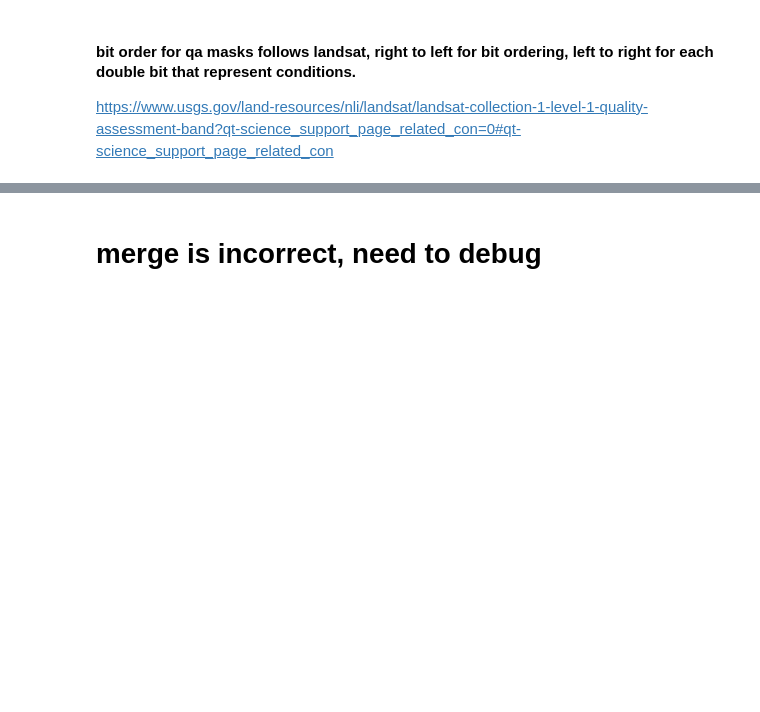
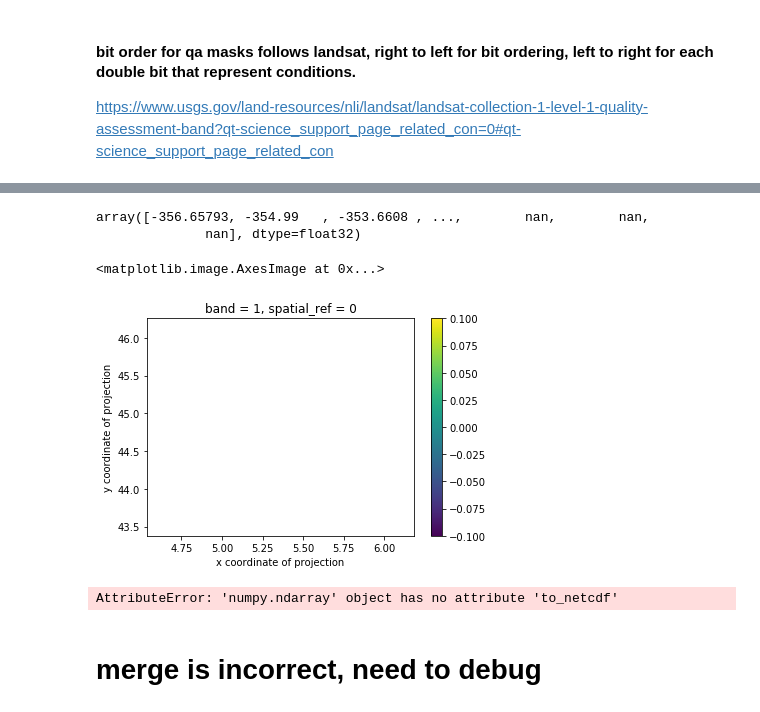
Before and after one commit to ecohydro/rhone-ecostress, a Jupyter notebook: notebooks/ECOSTRESS_Stacking.ipynb, the cells around one changed output, grey strips where cells are left out. Saved outputs shown, nothing was run; the diff lists cells and outputs as text; code cells hidden in the pictures; blank space fills up the shorter version.

Commit message:
t series correlation erroring but close

```diff
--- a/notebooks/ECOSTRESS_Stacking.ipynb
+++ b/notebooks/ECOSTRESS_Stacking.ipynb
@@ -361,0 +257,23 @@ Attributes: (0)
+# %%
+et_vpd_rhone = et_vpd_rhone.chunk({'time': -1, "y":500, "x":500}) # time axis needs to be one chunk for correlation
+# %%
+def pearson_correlation_gufunc(x, y):
+    return covariance_gufunc(x, y) / (x.std(axis=-1) * y.std(axis=-1))
+
+def covariance_gufunc(x, y):
+    return ((x - x.mean(axis=0, keepdims=False))
+            * (y - y.mean(axis=0, keepdims=False))).mean(axis=-1)
+
+def pearson_correlation(x, y, dim):
+    return xa.apply_ufunc(
+        pearson_correlation_gufunc, x, y,
+        input_core_dims=[[dim], [dim]],
+        dask='parallelized',
+        output_dtypes=[float])
+
+def covariance(x, y, dim):
+    return xa.apply_ufunc(
+        covariance_gufunc, x, y,
+        input_core_dims=[[dim], [dim]],
+        dask='parallelized',
+        output_dtypes=[float])
@@ -362,3 +294,21 @@ Attributes: (0)
+# %%
+np.unique(et_vpd_rhone['ECO3ETPTJPL']-et_vpd_rhone['ECO3ETPTJPL'].mean(axis=0, keepdims=False))
+# %% [output]
+array([-356.65793, -354.99   , -353.6608 , ...,        nan,        nan,
+              nan], dtype=float32)
+# %%
+corr_result = pearson_correlation(et_vpd_rhone['ECO3ETPTJPL'], et_vpd_rhone['Hourly_VPD_6am-8pm_utc_Resampled.nc'], 'time')
+# %%
+computed_corr = corr_result.compute()
+# %%
+computed_corr.plot.imshow()
+# %% [output]
+<matplotlib.image.AxesImage at 0x...>
+[figure, added]
+# %%
+corr_result.to_netcdf(root_path/"vpd_et_inst_corr_result_july_sept.nc")
+# %% [output]
+AttributeError: 'numpy.ndarray' object has no attribute 'to_netcdf'
 # %%
 #from xhistogram.xarray import histogram
 # %%
```
Also changed, not shown: parts of 56 cells of this notebook, 5 other files.
